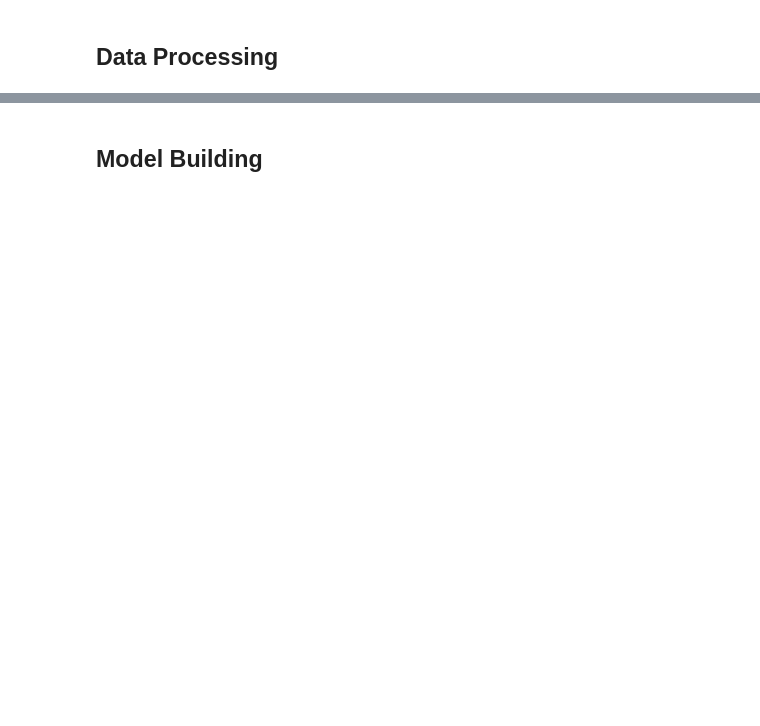
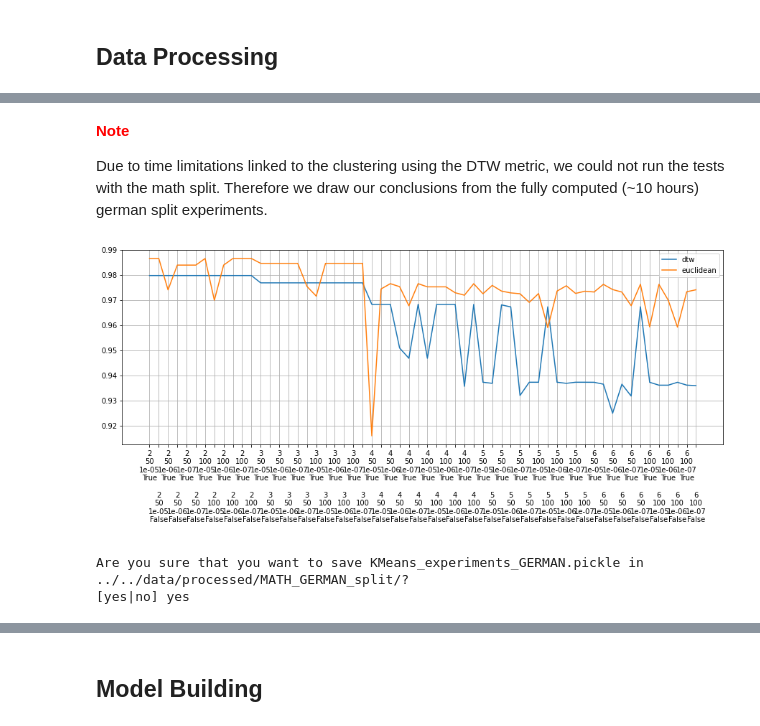
Before and after one commit to ML4BD/milestone-4-roguesgallery, a Jupyter notebook: notebooks/Milestone06/lernnavi_m6_276507.ipynb, the cells around one changed output, grey strips where cells are left out. Cells and saved outputs as stored; diff of their text form; code cells hidden in the pictures; blank space fills up the shorter version.

Commit message:
Added clustering

```diff
--- a/notebooks/Milestone06/lernnavi_m6_276507.ipynb
+++ b/notebooks/Milestone06/lernnavi_m6_276507.ipynb
@@ -34,0 +353,4 @@ To this end, we will proceed as follows:
+# %%
+# Creating the time features
+time_series_german = to_time_series(df_math, time_ref, actions_ref)
+time_series_math = to_time_series(df_german, time_ref, actions_ref)
@@ -34,0 +429,13 @@ To this end, we will proceed as follows:
+# %%
+# Loading up the time series
+folder = 'MATH_GERMAN_split/'
+path = DATA_DIR + 'processed/'+folder
+
+filename = 'time_series_GERMAN.pickle'
+with open(path + filename, "rb") as f:
+        time_series_german = pickle.load(f)
+
+
+filename = 'time_series_MATH.pickle'
+with open(path + filename, "rb") as f:
+        time_series_math = pickle.load(f)
@@ -34,0 +536,7 @@ To this end, we will proceed as follows:
+# %%
+# Converting both to time series
+time_series_dataset_german = [df.values for _, df in time_series_german]
+time_series_dataset_german = to_time_series_dataset(time_series_dataset_german)
+
+time_series_dataset_math = [df.values for _, df in time_series_math]
+time_series_dataset_math = to_time_series_dataset(time_series_dataset_math)
@@ -34,0 +558,13 @@ To this end, we will proceed as follows:
+# %%
+params = {
+    'n_clusters':[2, 3, 4, 5, 6],
+    'max_iter':[50, 100],
+    'tol':[1e-5, 1e-6, 1e-7],
+    'metric':['euclidean', 'dtw'], # 'softdtw' causes NaN error ?!
+    'dtw_inertia':[True, False]
+}
+
+print("Runnning German...")
+results_german = gridsearch_clustering(TimeSeriesKMeans, params, time_series_dataset_german)
+print("\nRunning Math...")
+results_math = gridsearch_clustering(TimeSeriesKMeans, params, time_series_dataset_math)
@@ -34,0 +596,26 @@ To this end, we will proceed as follows:
+# %% [markdown]
+<span style='color:red'>**Note**</span>
+
+Due to time limitations linked to the clustering using the DTW metric, we could not run the tests with the math split. Therefore we draw our conclusions from the fully computed (~10 hours) german split experiments.
+# %%
+plot_results(results_german)
+# %% [output]
+[figure, added]
+# %%
+# Save results
+# Creating folder if non existent
+folder = 'MATH_GERMAN_split/'
+path = DATA_DIR + 'processed/'+folder
+
+if folder.split('/')[0] not in os.listdir(DATA_DIR + 'processed/'):
+    os.mkdir(path)
+
+# Saving data
+filename = 'KMeans_experiments_GERMAN.pickle'
+_check = input(f'Are you sure that you want to save {filename} in {path}?\n[yes|no]')
+if _check == "yes":
+    with open(path + filename, "wb") as f:
+        pickle.dump(results_german, f)
+# %% [output]
+Are you sure that you want to save KMeans_experiments_GERMAN.pickle in ../../data/processed/MATH_GERMAN_split/?
+[yes|no] yes
```
Also changed, not shown: parts of 61 cells of this notebook.
